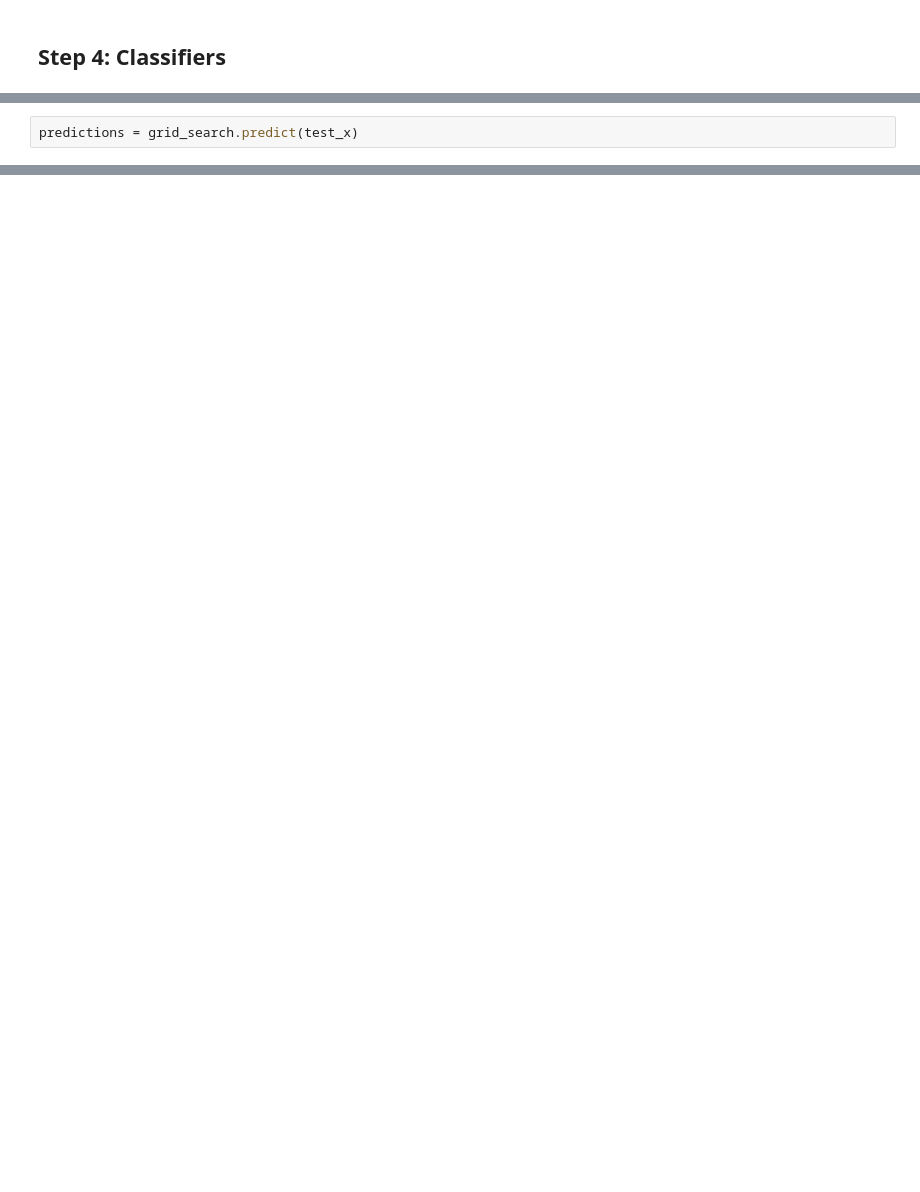
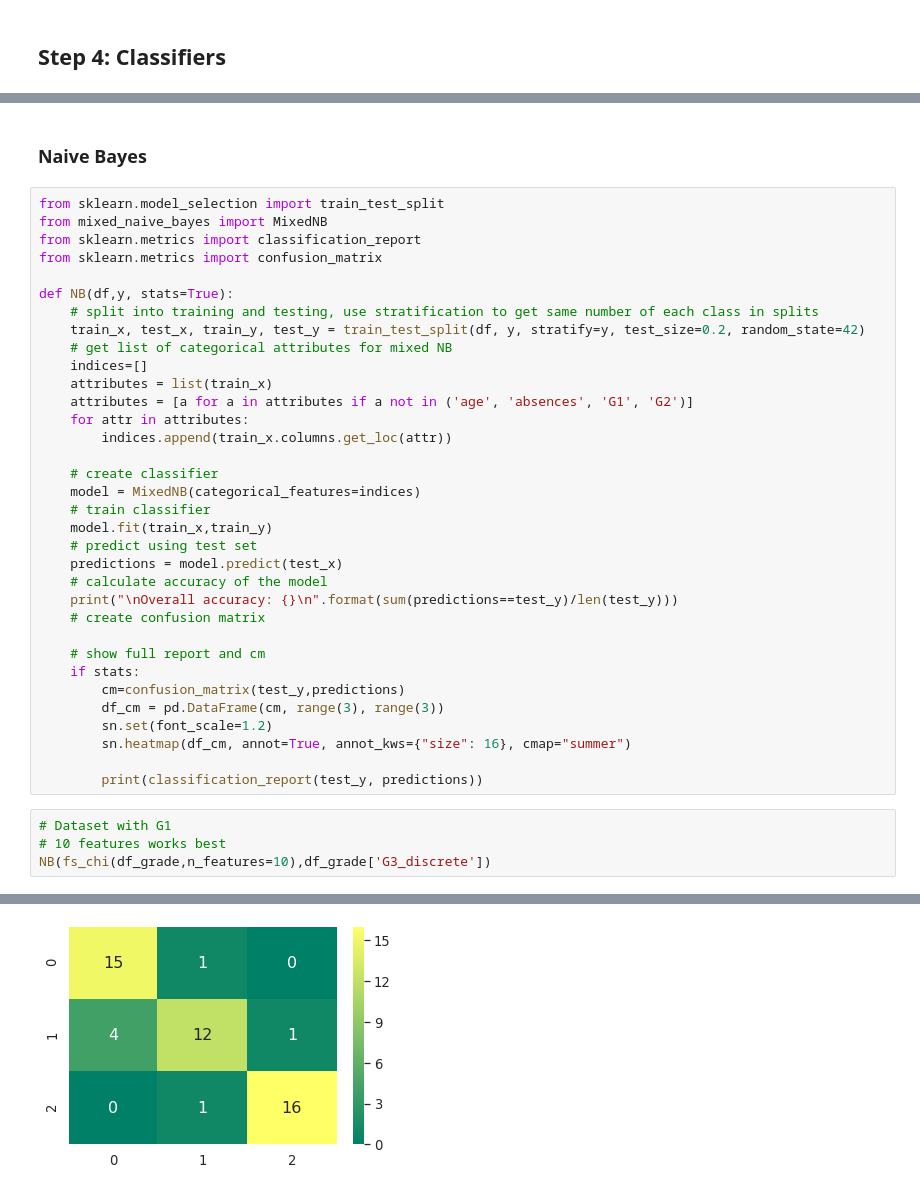
Before and after one commit to olga-khab/msa-predicting-performance, a Jupyter notebook: msa-project.ipynb, the cells around one changed output, grey strips where cells are left out. Cells and saved outputs as stored; diff of their text form; blank space fills up the shorter version.

```diff
--- a/msa-project.ipynb
+++ b/msa-project.ipynb
@@ -699,2 +208,0 @@ grid_search.best_params_
-# %%
-predictions = grid_search.predict(test_x)
@@ -987,0 +209,41 @@ Successfully installed kaggle-1.5.6 python-slugify-4.0.0 text-unidecode-1.3 urll
+# %% [markdown]
+### Naive Bayes
+# %%
+from sklearn.model_selection import train_test_split
+from mixed_naive_bayes import MixedNB
+from sklearn.metrics import classification_report
+from sklearn.metrics import confusion_matrix
+
+def NB(df,y, stats=True):
+    # split into training and testing, use stratification to get same number of each class in splits
+    train_x, test_x, train_y, test_y = train_test_split(df, y, stratify=y, test_size=0.2, random_state=42)
+    # get list of categorical attributes for mixed NB
+    indices=[]
+    attributes = list(train_x)
+    attributes = [a for a in attributes if a not in ('age', 'absences', 'G1', 'G2')]
+    for attr in attributes:
+        indices.append(train_x.columns.get_loc(attr))
+
+    # create classifier
+    model = MixedNB(categorical_features=indices)
+    # train classifier
+    model.fit(train_x,train_y)
+    # predict using test set
+    predictions = model.predict(test_x)
+    # calculate accuracy of the model
+    print("\nOverall accuracy: {}\n".format(sum(predictions==test_y)/len(test_y)))
+    # create confusion matrix
+
+    # show full report and cm
+    if stats:
+        cm=confusion_matrix(test_y,predictions)
+        df_cm = pd.DataFrame(cm, range(3), range(3))
+        sn.set(font_scale=1.2)
+        sn.heatmap(df_cm, annot=True, annot_kws={"size": 16}, cmap="summer")
+
+        print(classification_report(test_y, predictions))
+# %%
+# Dataset with G1
+# 10 features works best
+NB(fs_chi(df_grade,n_features=10),df_grade['G3_discrete'])
+# %% [output]
@@ -987,0 +263 @@ Successfully installed kaggle-1.5.6 python-slugify-4.0.0 text-unidecode-1.3 urll
+[figure, added]
```
Also changed, not shown: parts of 70 cells of this notebook.
